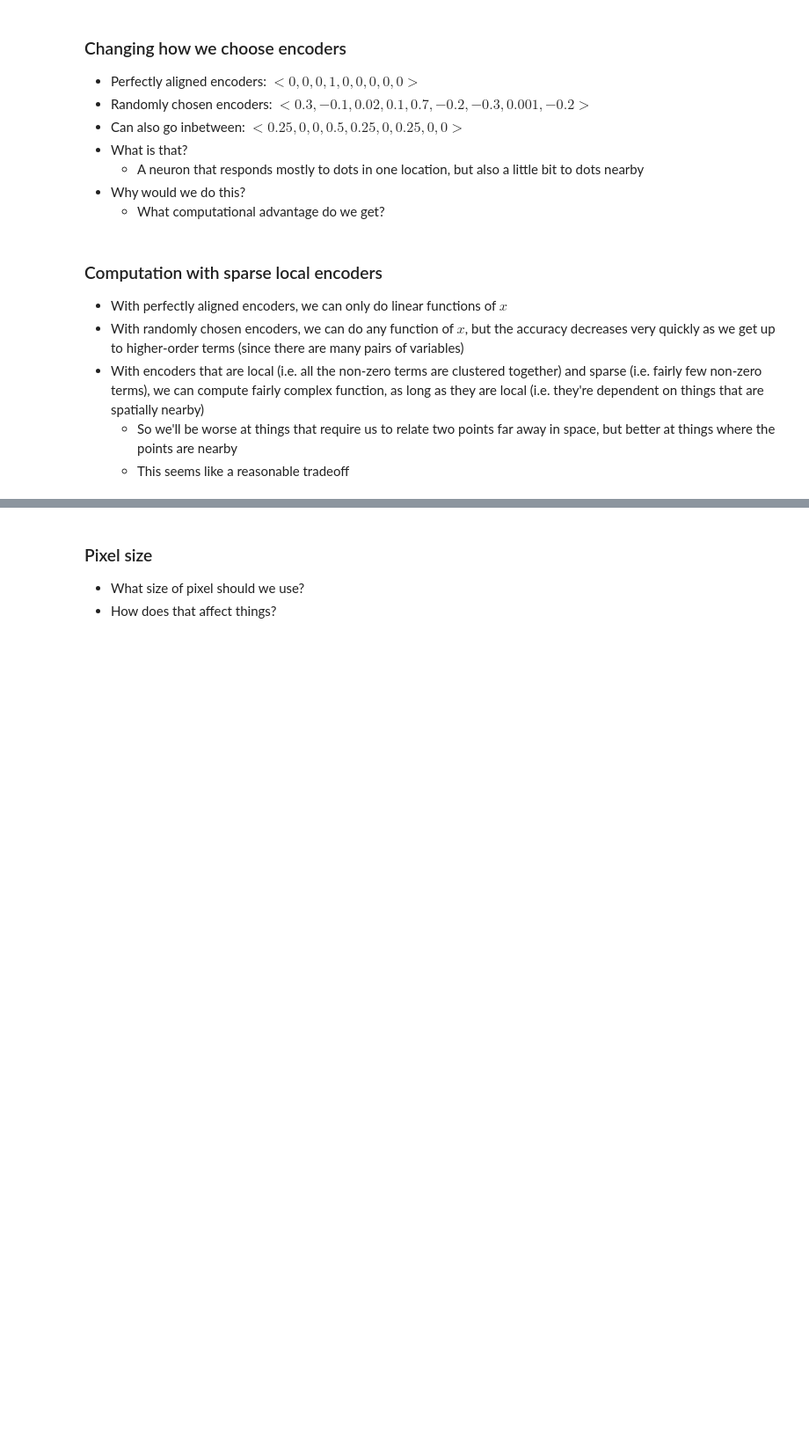
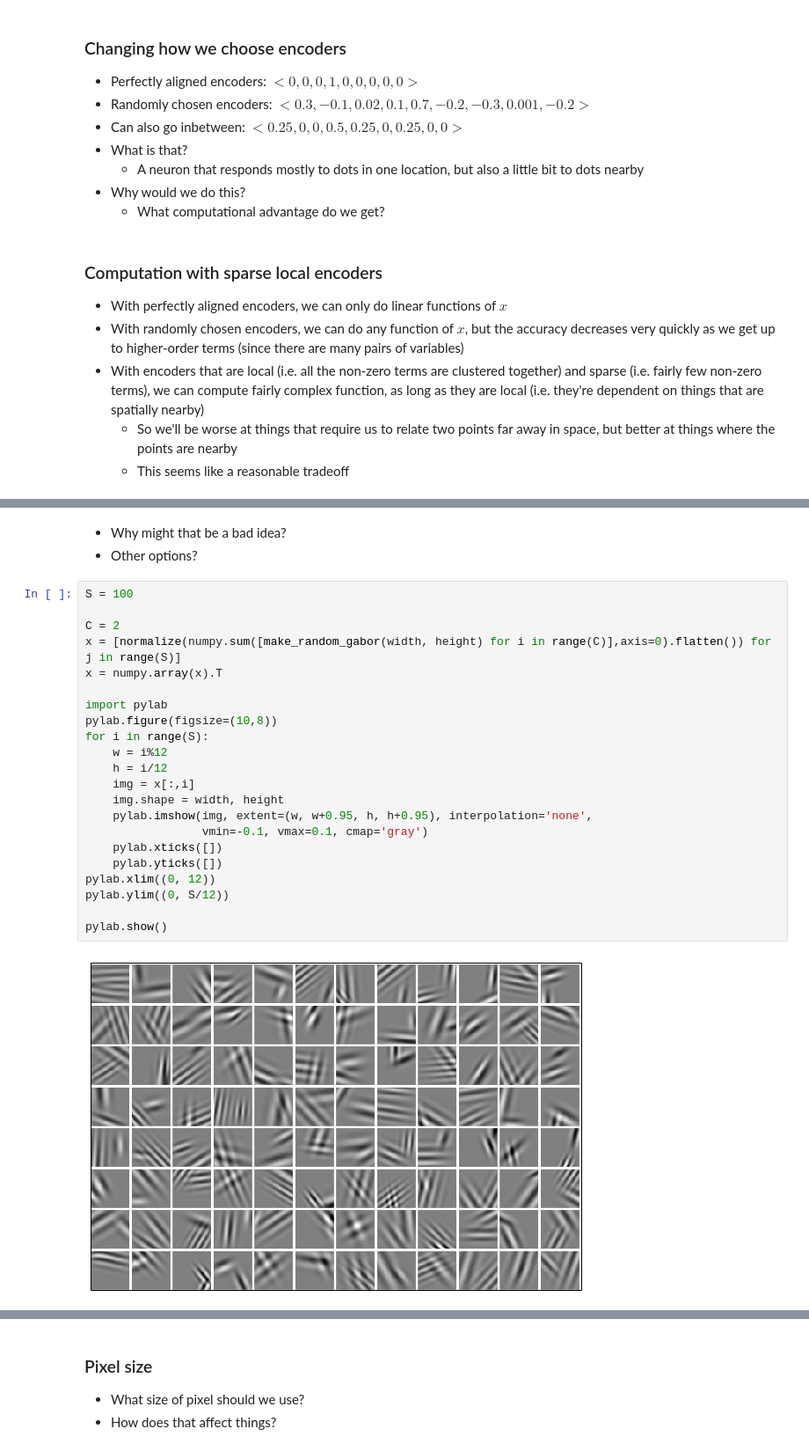
Before and after one commit to tcstewar/syde556, a Jupyter notebook: SYDE 556 Lecture 9 Spatial Representation.ipynb, the cells around one changed output, grey strips where cells are left out. Shown at 88% size. Saved outputs shown, nothing was run; the diff lists cells and outputs as text; blank space fills up the shorter version.

```diff
--- a/SYDE 556 Lecture 9 Spatial Representation.ipynb
+++ b/SYDE 556 Lecture 9 Spatial Representation.ipynb
@@ -109,0 +205,27 @@ Terry Stewart
+# %% [markdown]
+- Why might that be a bad idea?
+- Other options?
+# %%
+S = 100
+
+C = 2
+x = [normalize(numpy.sum([make_random_gabor(width, height) for i in range(C)],axis=0).flatten()) for j in range(S)]
+x = numpy.array(x).T
+
+import pylab
+pylab.figure(figsize=(10,8))
+for i in range(S):
+    w = i%12
+    h = i/12
+    img = x[:,i]
+    img.shape = width, height
+    pylab.imshow(img, extent=(w, w+0.95, h, h+0.95), interpolation='none',
+                 vmin=-0.1, vmax=0.1, cmap='gray')
+    pylab.xticks([])
+    pylab.yticks([])
+pylab.xlim((0, 12))
+pylab.ylim((0, S/12))
+
+pylab.show()
+# %% [output]
+[figure, added]
```
Also changed, not shown: parts of 10 cells of this notebook.
